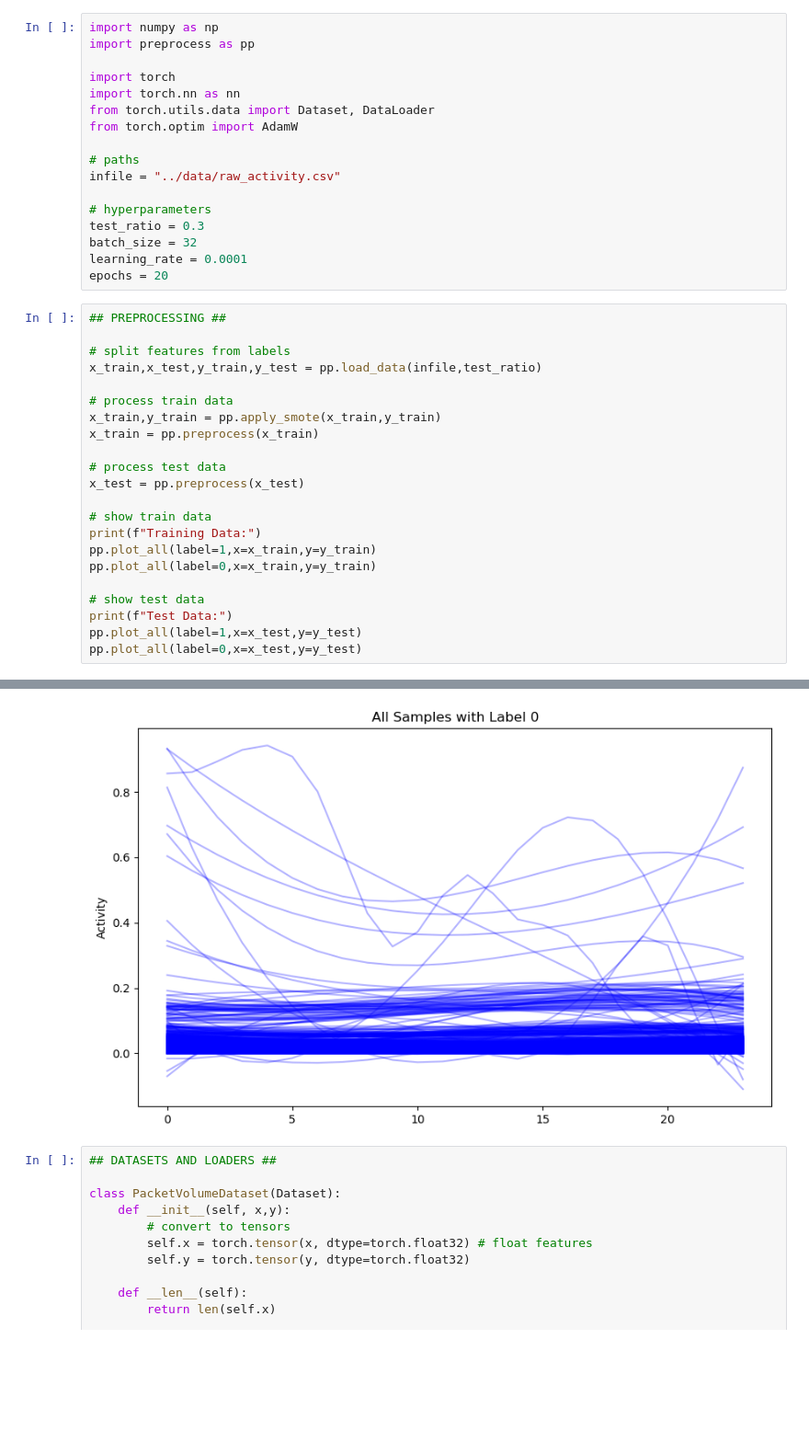
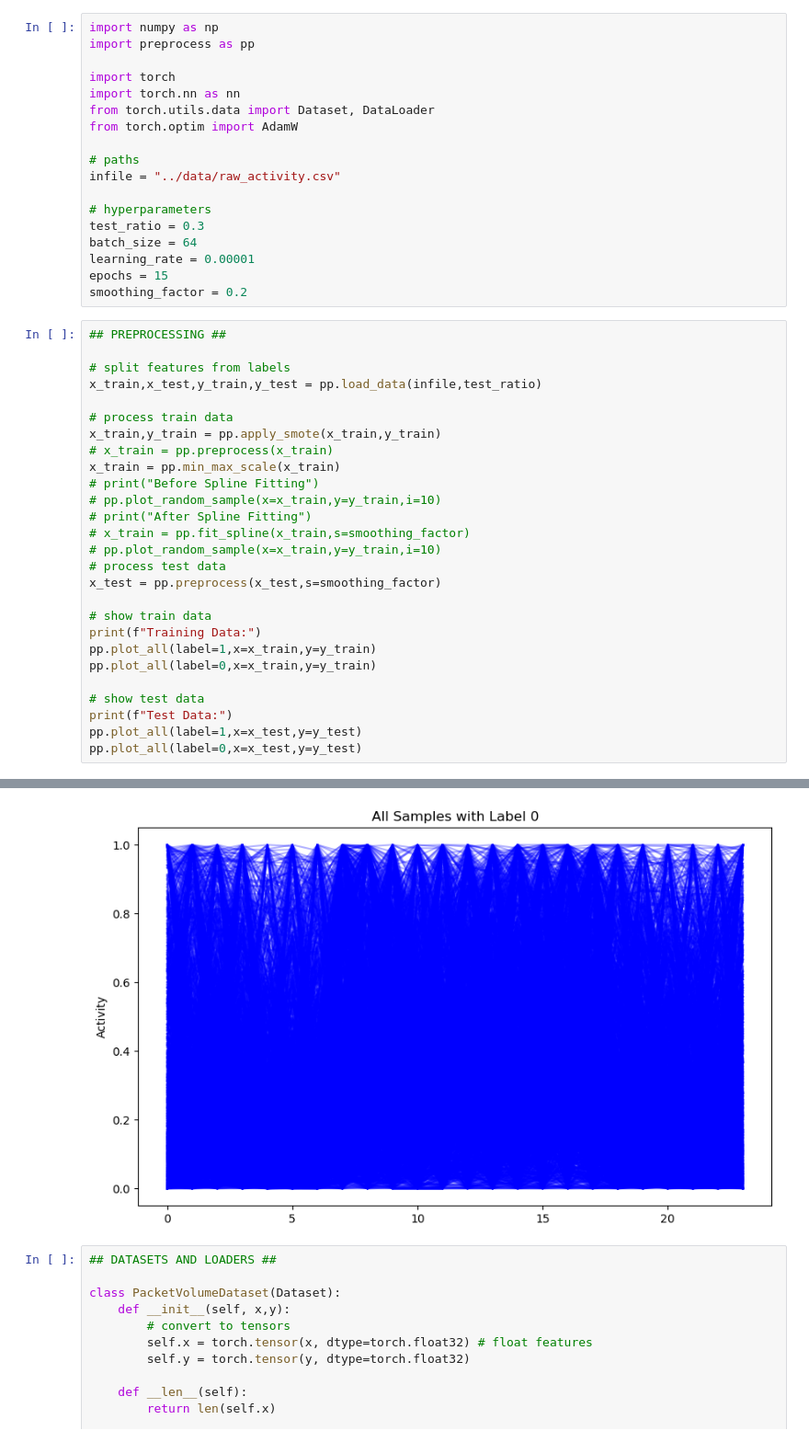
Before and after one commit to 03karenxu/Router-Activity-NN-Classifier, a Jupyter notebook: src/main.ipynb, the cells around one changed output, grey strips where cells are left out. Shown at 92% size. Cells and saved outputs as stored; diff of their text form; blank space fills up the shorter version.

Commit message:
updated preprocessing and training hyperparameters

```diff
--- a/src/main.ipynb
+++ b/src/main.ipynb
@@ -12,9 +12,10 @@ infile = "../data/raw_activity.csv"
 
 # hyperparameters
 test_ratio = 0.3
-batch_size = 32
-learning_rate = 0.0001
-epochs = 20
+batch_size = 64
+learning_rate = 0.00001
+epochs = 15
+smoothing_factor = 0.2
 # %%
 ## PREPROCESSING ##
 
@@ -23,10 +24,15 @@ x_train,x_test,y_train,y_test = pp.load_data(infile,test_ratio)
 
 # process train data
 x_train,y_train = pp.apply_smote(x_train,y_train)
-x_train = pp.preprocess(x_train)
-
+# x_train = pp.preprocess(x_train)
+x_train = pp.min_max_scale(x_train)
+# print("Before Spline Fitting")
+# pp.plot_random_sample(x=x_train,y=y_train,i=10)
+# print("After Spline Fitting")
+# x_train = pp.fit_spline(x_train,s=smoothing_factor)
+# pp.plot_random_sample(x=x_train,y=y_train,i=10)
 # process test data
-x_test = pp.preprocess(x_test)
+x_test = pp.preprocess(x_test,s=smoothing_factor)
 
 # show train data
 print(f"Training Data:")
@@ -46,4 +52,4 @@ Test Data:
-[figure, old version]
+[figure, new version]
 # %%
 ## DATASETS AND LOADERS ##
 
```
Also changed, not shown: parts of 3 cells of this notebook, 1 other file.
